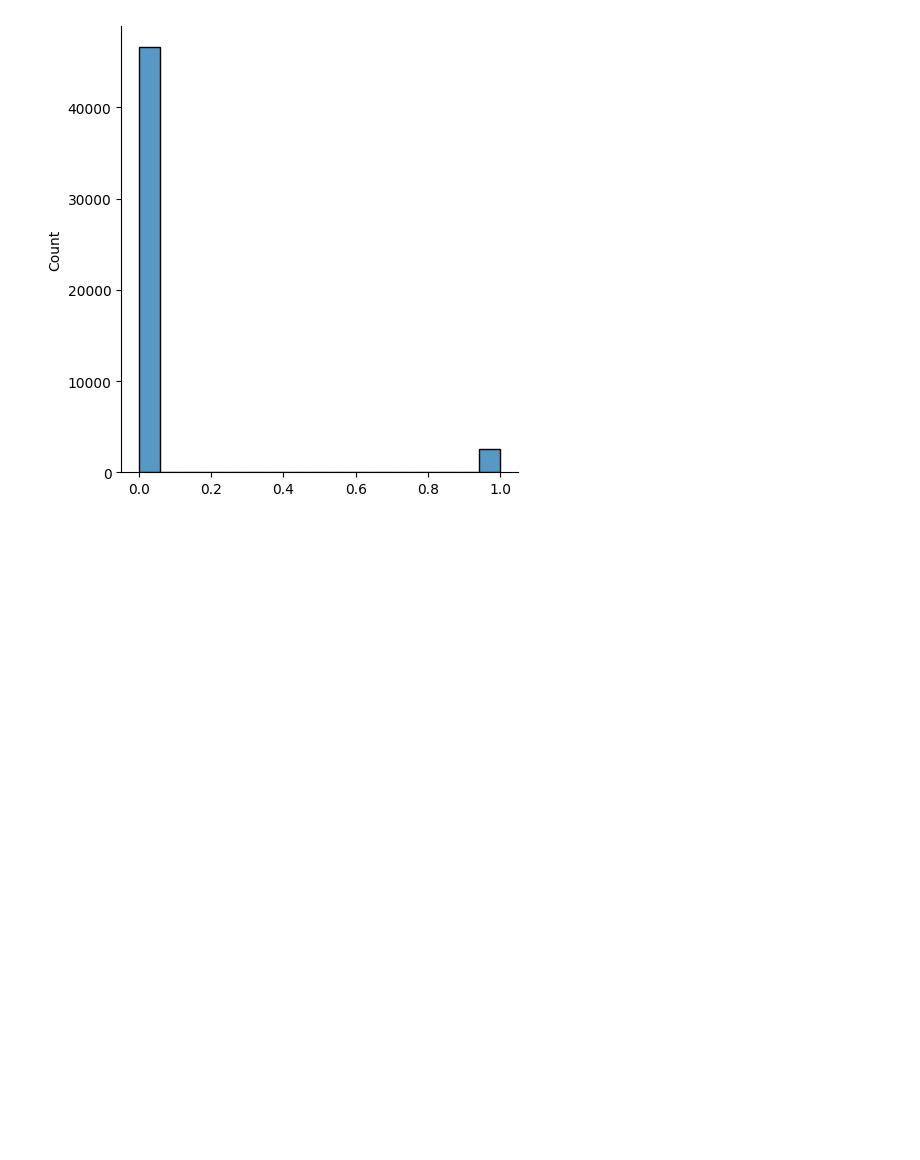
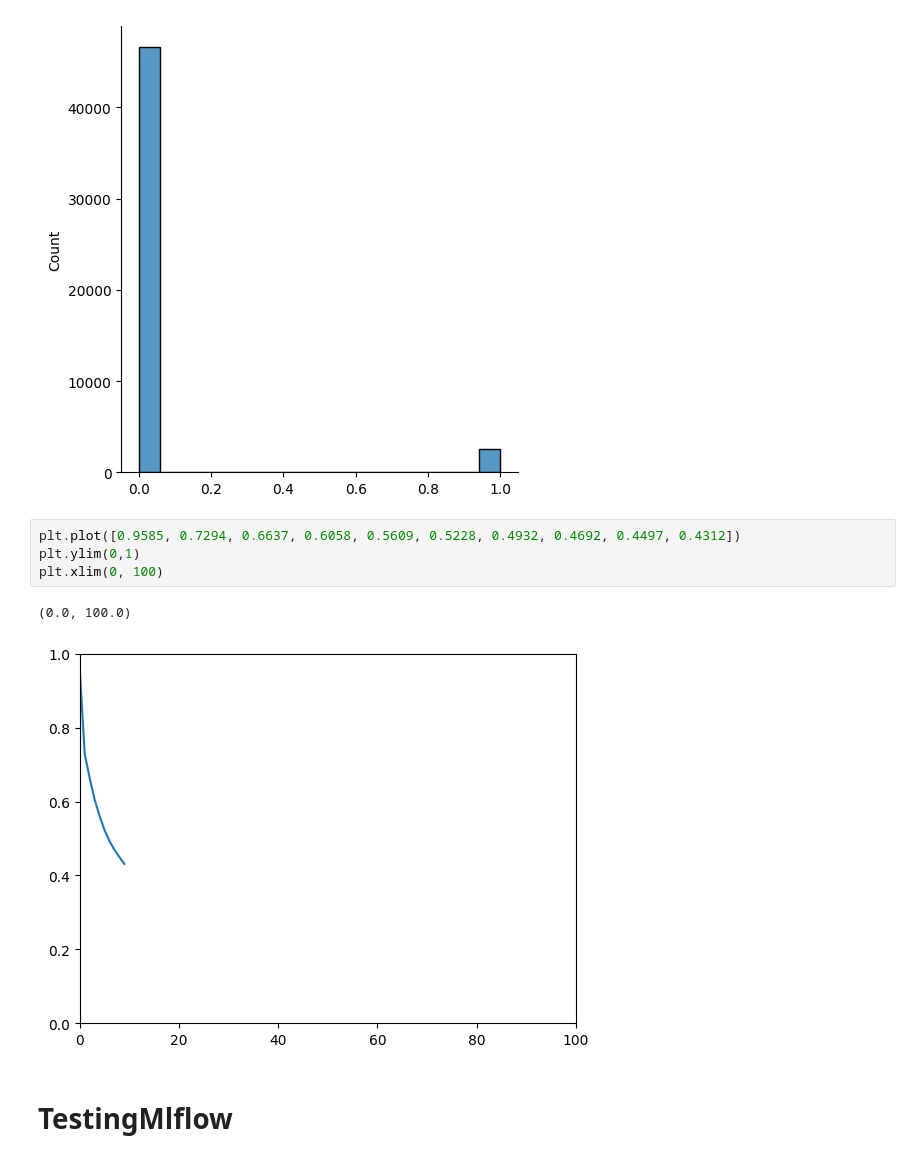
Before and after one commit to khachaturyan-1991/PlotExtract, a Jupyter notebook: WorkingBeast.ipynb, the cells around one changed output. Saved outputs shown, nothing was run; the diff lists cells and outputs as text; blank space fills up the shorter version.

```diff
--- a/WorkingBeast.ipynb
+++ b/WorkingBeast.ipynb
@@ -377,3 +377,12 @@ sns.displot(edged.reshape(-1))
 # %% [output]
 <seaborn.axisgrid.FacetGrid at 0x...>
 [figure]
+# %%
+plt.plot([0.9585, 0.7294, 0.6637, 0.6058, 0.5609, 0.5228, 0.4932, 0.4692, 0.4497, 0.4312])
+plt.ylim(0,1)
+plt.xlim(0, 100)
+# %% [output]
+(0.0, 100.0)
+[figure, added]
+# %% [markdown]
+# TestingMlflow
```
Also changed, not shown: parts of 5 cells of this notebook, 5 other files.
